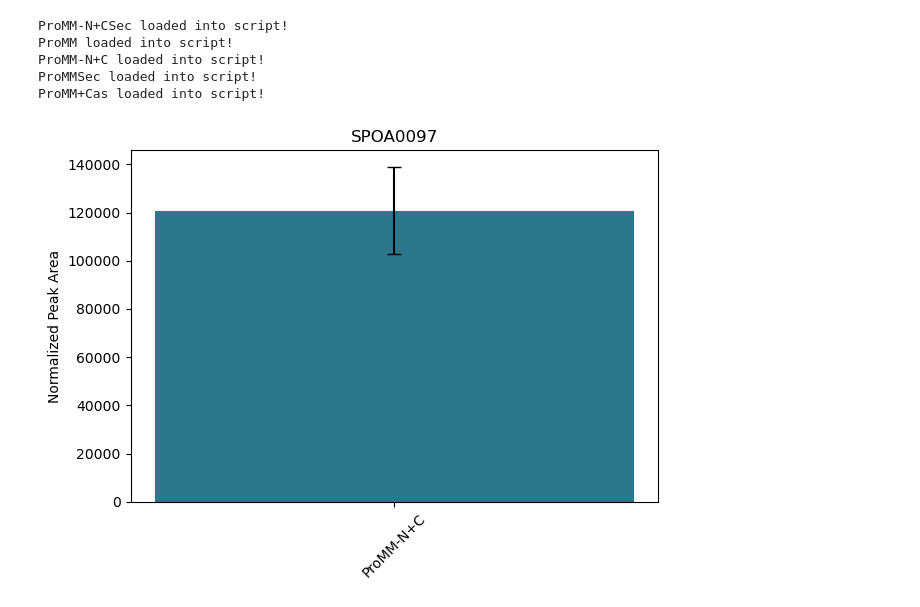
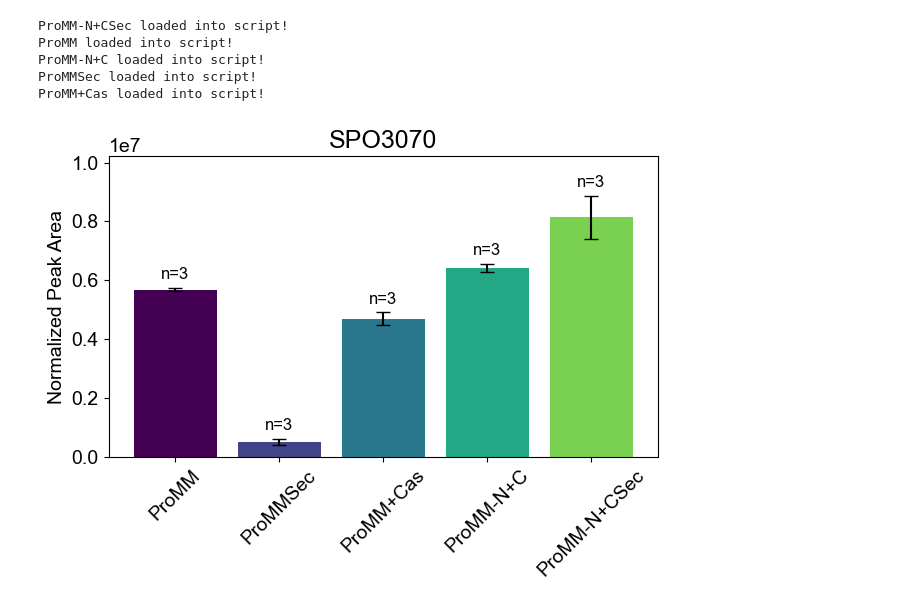
Before and after one commit to Fuchan2004/Rpom_Exoproteome, a Jupyter notebook: scripts/proteome_NMDS_heatmaps.ipynb, the cells around one changed output. Saved outputs shown, nothing was run; the diff lists cells and outputs as text; code cells hidden in the pictures.

Commit message:
Made barplots, added n= annotation to plots.

```diff
--- a/scripts/proteome_NMDS_heatmaps.ipynb
+++ b/scripts/proteome_NMDS_heatmaps.ipynb
@@ -13,6 +13,7 @@ import glob
 import pandas as pd
 import numpy as np
 import numpy.ma as ma
+import matplotlib as mpl
 from sklearn.manifold import MDS
 from scipy.spatial.distance import pdist, squareform, braycurtis
 import matplotlib.pyplot as plt
@@ -26,6 +27,8 @@ from bokeh.io import show, output_file
 from bokeh.models import ColumnDataSource
 from bokeh.plotting import figure
 import itertools
+
+mpl.rcParams['font.family'] = 'Arial'
 # %% [markdown]
 ## Step 2: Import Files
 Make sure that you ran the scripts in the folder 'fragpipe/' prior to this such that annotated proteome files (i.e. files with the extension '_annotated.txt' are present in the 'data/' folder.
@@ -752,4 +705,0 @@ def plot_spectral_counts(merged_df, spo_accession):
-# %%
-plot_spectral_counts(merged, spo_accession='SPOA0097')
-# %% [output]
-[figure, removed]
@@ -755,0 +798,14 @@ plot_spectral_counts(merged, spo_accession='SPOA0097')
+# %%
+plot_spectral_counts(
+    merged,
+    spo_accession="SPO3070",
+    expected_conditions=[
+        "ProMM",
+        "ProMMSec",
+        "ProMM+Cas",
+        "ProMM-N+C",
+        "ProMM-N+CSec"
+    ]
+)
+# %% [output]
+[figure, added]
```
Also changed, not shown: parts of 2 cells of this notebook.
